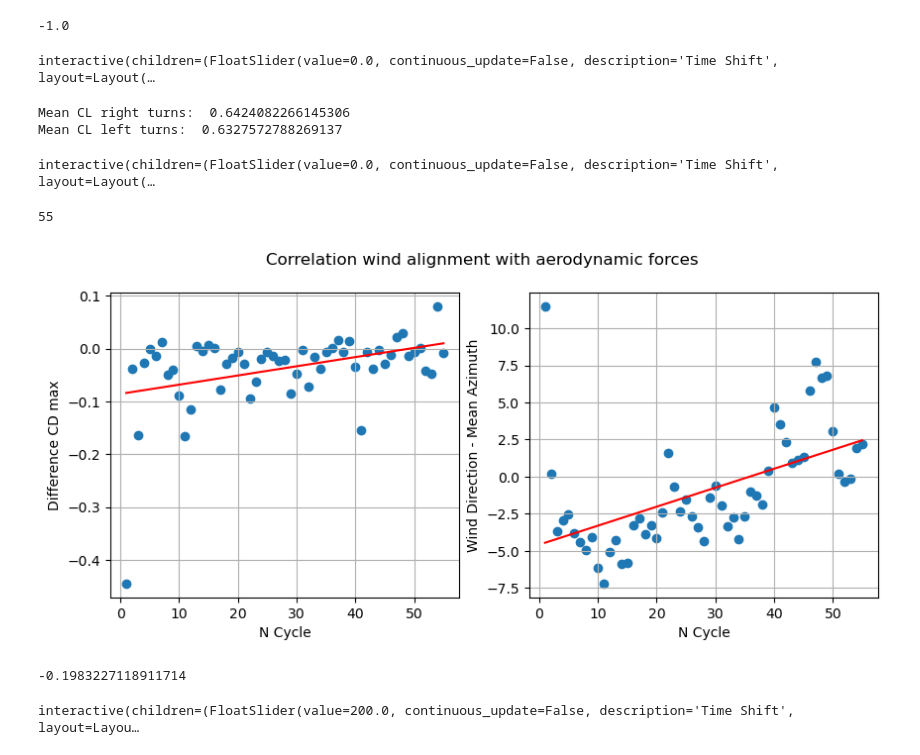
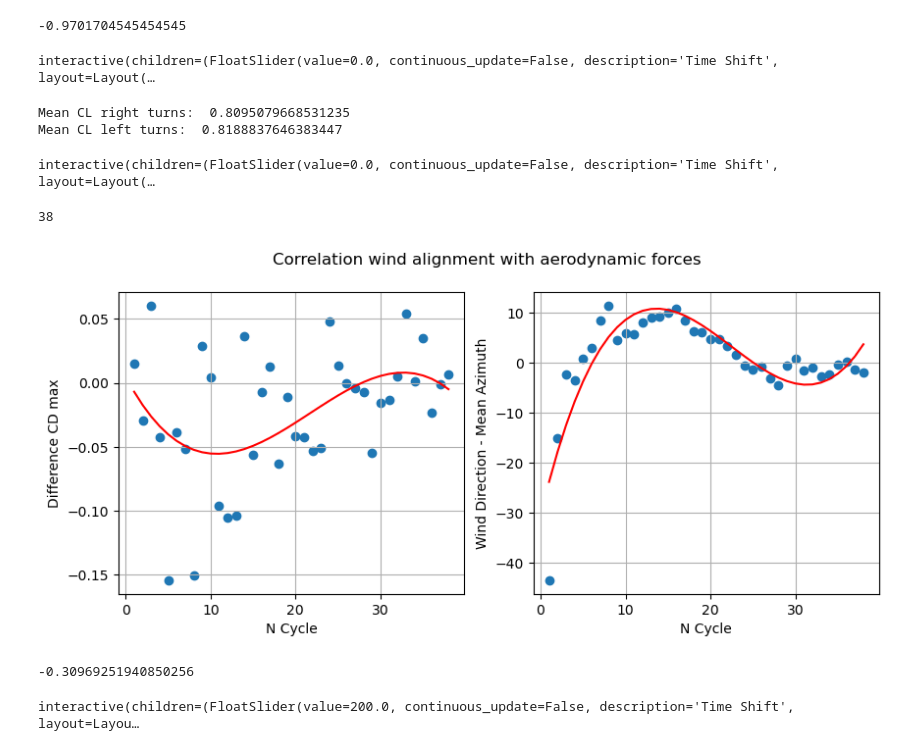
Before and after one commit to ocayon/EKF-AWE, a Jupyter notebook: interactive_plots.ipynb, the cells around one changed output. Saved outputs shown, nothing was run; the diff lists cells and outputs as text; code cells hidden in the pictures.

Commit message:
Update plot functions

```diff
--- a/interactive_plots.ipynb
+++ b/interactive_plots.ipynb
@@ -10,8 +10,8 @@ from ipywidgets import interact
 # Read Data
 model = 'v9'
 year = '2023'
-month = '06'
-day = '21'
+month = '10'
+day = '26'
 
 if model == 'v3':
     from v3_properties import *
@@ -21,7 +21,7 @@ elif model == 'v9':
 path = './results/'+model+'/'
 file_name = model+'_'+year+'-'+month+'-'+day
 
-results = pd.read_csv(path+file_name+'_res.csv')
+results = pd.read_csv(path+file_name+'_res_GPSacc_va.csv')
 flight_data = pd.read_csv(path+file_name+'_fd.csv')
 
 x = results.x
@@ -53,7 +53,7 @@ va = vw-v
 va_mod = np.linalg.norm(va,axis = 1)
 
 time = flight_data.time - flight_data['time'].iloc[0]
-measured_aoa = flight_data['airspeed_angle_of_attack']
+measured_aoa = flight_data['kite_angle_of_attack']
 # measured_va = flight_data['airspeed_apparent_windspeed']
 meas_course = flight_data['kite_course']
 # meas_pitch = flight_data['pitch0']
@@ -64,21 +64,21 @@ meas_course = flight_data['kite_course']
 # meas_yaw = np.arccos(np.cos(meas_yaw/180*np.pi))*180/np.pi
 # meas_yaw1 = flight_data['yaw1']
 # meas_yaw1 = np.arccos(np.cos(meas_yaw1/180*np.pi))*180/np.pi
-measured_wdir = -flight_data['ground_upwind_direction']-90+360
+measured_wdir = -flight_data['ground_wind_direction']-90+360
 measured_wvel = flight_data['ground_wind_velocity']
 
-up = (flight_data['kite_set_depower']-min(flight_data['kite_set_depower']))/(max(flight_data['kite_set_depower'])-min(flight_data['kite_set_depower']))
-us = (flight_data['kite_set_steering'])/max(abs(flight_data['kite_set_steering']))
+up = (flight_data['kcu_set_depower']-min(flight_data['kcu_set_depower']))/(max(flight_data['kcu_set_depower'])-min(flight_data['kcu_set_depower']))
+us = (flight_data['kcu_set_steering'])/max(abs(flight_data['kcu_set_steering']))
 print(min(us))
 turn = (flight_data['ground_tether_reelout_speed'] > 0) & (abs(us) > 0.5)
 straight = (flight_data['ground_tether_reelout_speed'] > 0) & (abs(us) < 0.5)
 dep = (flight_data['ground_tether_reelout_speed'] < 0) & (up>0.1)
 trans = (flight_data['ground_tether_reelout_speed'] < 0) & (up<0.1)
 pow = (flight_data['ground_tether_reelout_speed'] > 0) & (up<0.1)
-turn_right = (flight_data['ground_tether_reelout_speed'] > 0) & (abs(flight_data['kite_set_steering']) > 10) & (np.gradient(flight_data['kite_course'])<0 )
-turn_left = (flight_data['ground_tether_reelout_speed'] > 0) & (abs(flight_data['kite_set_steering']) > 10) & (np.gradient(flight_data['kite_course'])>0 )
+turn_right = (flight_data['ground_tether_reelout_speed'] > 0) & (abs(flight_data['kcu_set_steering']) > 10) & (np.gradient(flight_data['kite_course'])<0 )
+turn_left = (flight_data['ground_tether_reelout_speed'] > 0) & (abs(flight_data['kcu_set_steering']) > 10) & (np.gradient(flight_data['kite_course'])>0 )
 # %% [output]
--1.0
+-0.9701704545454545
 # %%
 # Plot aerodynamic coefficients, aoa, va
 
@@ -145,10 +145,9 @@ interactive(children=(FloatSlider(value=0.0, continuous_update=False, descriptio
 # %%
 ## Plot Wind Direction and CL CD
 angle = []
-az = flight_data['kite_azimuth']*180/np.pi
+# az = flight_data['kite_azimuth']*180/np.pi
 meas_Ft = flight_data['ground_tether_force']
-# meas_heading = flight_data['kite_heading']
-# meas_course = flight_data['kite_course']
+az = np.arctan2(y,x)*180/np.pi
 mean_az = np.mean(az)
 
 windir = wdir
@@ -204,8 +203,8 @@ time_range_slider = widgets.FloatSlider(
 time_range_slider.layout.width = '50%'  # You can adjust the percentage as needed
 interactive_plot = interact(update_plots, time_shift=time_shift_slider, time_range=time_range_slider)
 # %% [output]
-Mean CL right turns:  0.6424082266145306
-Mean CL left turns:  0.6327572788269137
+Mean CL right turns:  0.8095079668531235
+Mean CL left turns:  0.8188837646383447
 interactive(children=(FloatSlider(value=0.0, continuous_update=False, description='Time Shift', layout=Layout(…
 # %%
 ### ASSYMETRY in Forces
@@ -218,7 +217,7 @@ CL_left = []
 CD_left = []
 mean_az = []
 mean_wdir = []
-count = 1
+count = 0
 for i in range(len(time)):
     if dep[i] and new_cycle:
         mask = (time >= t_start) & (time <= time[i])
@@ -235,39 +234,39 @@ for i in range(len(time)):
         count +=1
 
 cycles = np.arange(1,count+1)
 CDdiff = -np.array(CD_right)+np.array(CD_left)
-dirdiff = np.array(mean_az)-np.array(mean_wdir)
-coefficients = np.polyfit(cycles, CDdiff, 1)
+dirdiff = -np.array(mean_az)+np.array(mean_wdir)
+coefficients = np.polyfit(cycles, CDdiff, 3)
 polynomial = np.poly1d(coefficients)
 CLdiff_fit = polynomial(cycles)  # Calculate Cl values for the trendline
-coefficients = np.polyfit(cycles, dirdiff, 1)
+coefficients = np.polyfit(cycles, dirdiff, 3)
 polynomial = np.poly1d(coefficients)
 dirdiff_fit = polynomial(cycles)  # Calculate Cl values for the trendline
 print(count)
 fig, axs = plt.subplots(1, 2, figsize=(10, 4))
 for ax in axs:
         ax.grid()
 axs[0].scatter(cycles,CDdiff)
 axs[0].plot(cycles,CLdiff_fit,'r')
 axs[0].set_ylabel('Difference CD max')
 axs[0].set_xlabel('N Cycle')
 
 axs[1].scatter(cycles,dirdiff)
 axs[1].plot(cycles,dirdiff_fit,'r')
 axs[1].set_ylabel('Wind Direction - Mean Azimuth')
 axs[1].set_xlabel('N Cycle')
 # Set the title for the entire figure
 fig.suptitle('Correlation wind alignment with aerodynamic forces')
 
 plt.show()
 
 correlation_matrix = np.corrcoef(CDdiff,dirdiff)
 correlation_coefficient = correlation_matrix[0, 1]
 print(correlation_coefficient)
 # %% [output]
-55
+38
-[figure, old version]
+[figure, new version]
--0.1983227118911714
+-0.30969251940850256
 # %%
 # Plot Euler Angles
 if year == '2017':
```
Also changed, not shown: 2 other files.
